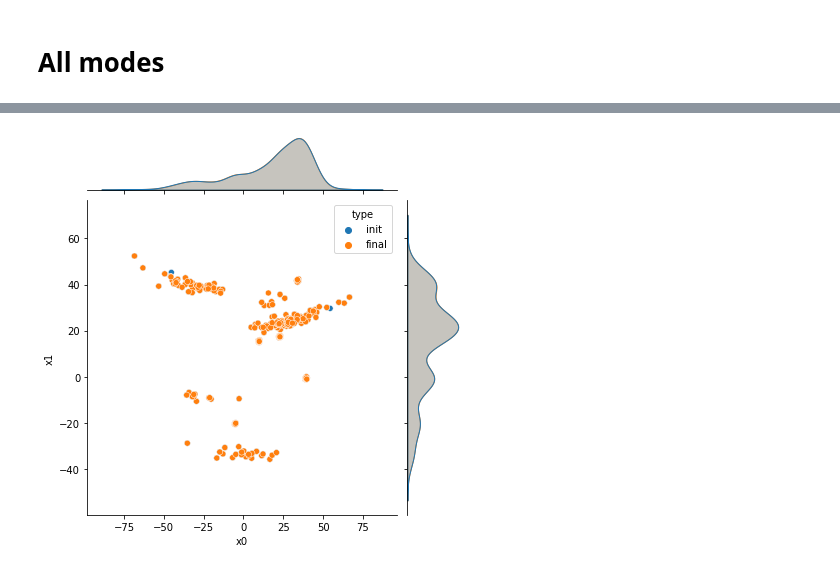
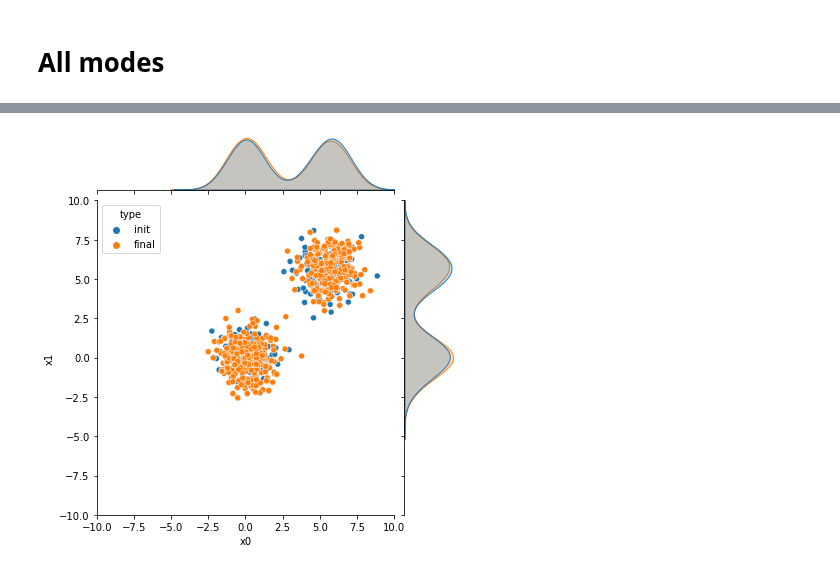
Before and after one commit to XingLLiu/u-stat-high-dim, a Jupyter notebook: noise_new.ipynb, the cells around one changed output, grey strips where cells are left out. Cells and saved outputs as stored; diff of their text form; code cells hidden in the pictures.

```diff
--- a/noise_new.ipynb
+++ b/noise_new.ipynb
@@ -144,8 +230,8 @@ _ = sns.scatterplot(data=samples_df, x="x0", y="x1", hue="type")
 ntrain = n // 2
 threshold = 1.
 
-samples_init = samples_off
-# samples_init = samples_on
+# samples_init = samples_off
+samples_init = samples_on
 
 sample_off_train, sample_off_test = samples_init[:ntrain, ], samples_init[ntrain:, ]
 
@@ -155,3 +260,7 @@ mode_list, inv_hess_list = find_modes(start_pts, log_prob_fn, grad_log=None, thr
 proposal_dict = mcmc.prepare_proposal_input_all(mode_list=mode_list, inv_hess_list=inv_hess_list)
 # %%
 _, ind_pair_list = pairwise_directions(mode_list, return_index=True)
+# %%
+## DELETE
+_, ordered_ind_pair_list = pairwise_directions_order(mode_list, return_index=True)
+ordered_ind_pair_list
@@ -158,10 +269,13 @@ _, ind_pair_list = pairwise_directions(mode_list, return_index=True)
 # %%
 std = 0.9
 # %%
-T = 500
+T = 10
 
 mh = MCMCKernel(log_prob=log_prob_fn)
-mh.run(steps=T, std=std, x_init=sample_off_train, ind_pair_list=ind_pair_list, **proposal_dict)
+# mh.run(steps=T, std=std, x_init=sample_off_train, ind_pair_list=ind_pair_list, **proposal_dict)
+
+## DELETE
+mh.run(steps=T, std=std, x_init=sample_off_train, ordered_ind_pair_list=ordered_ind_pair_list, **proposal_dict)
 # %%
 xx = (np.sum(mh.if_accept.numpy(), axis=0) > 0.).astype(np.float32)
 _ = plt.hist(xx)
@@ -170,18 +284,19 @@ _ = plt.hist(xx)
 # %%
 x_0 = mh.x[0, :, :].numpy()
 x_t = mh.x[-1, :, :].numpy()
 
 x0_df = pd.DataFrame({f"x{i}": x_0[:, i] for i in range(dim)})
 x0_df["type"] = "init"
 
 xt_df = pd.DataFrame({f"x{i}": x_t[:, i] for i in range(dim)})
 xt_df["type"] = "final"
 
 perturbed_df = pd.concat([x0_df, xt_df], ignore_index=True)
 
-_ = sns.jointplot(data=perturbed_df, x="x0", y="x1", hue="type")
+_ = sns.jointplot(data=perturbed_df, x="x0", y="x1", hue="type",
+                  xlim=(-10., 10.), ylim=(-10., 10.))
 # %% [output]
-[figure, old version]
+[figure, new version]
 # %%
 num_boot = 800
 alpha = 0.05
```
Also changed, not shown: parts of 19 cells of this notebook, 6 other files.
